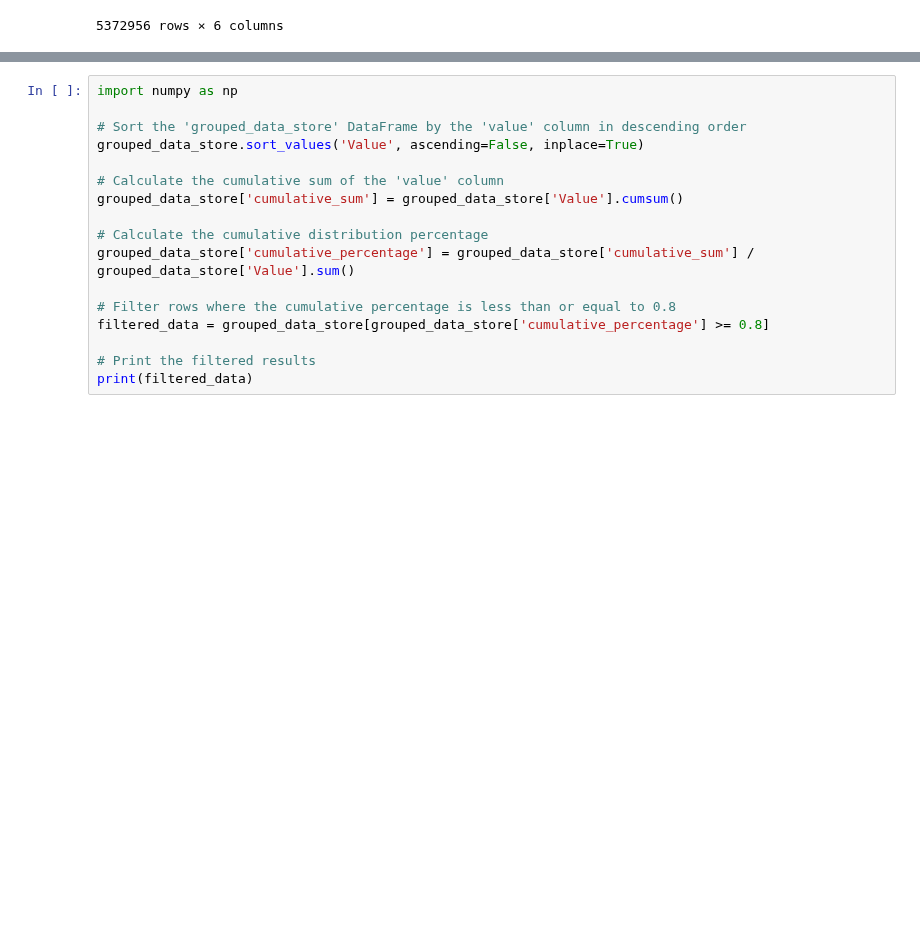
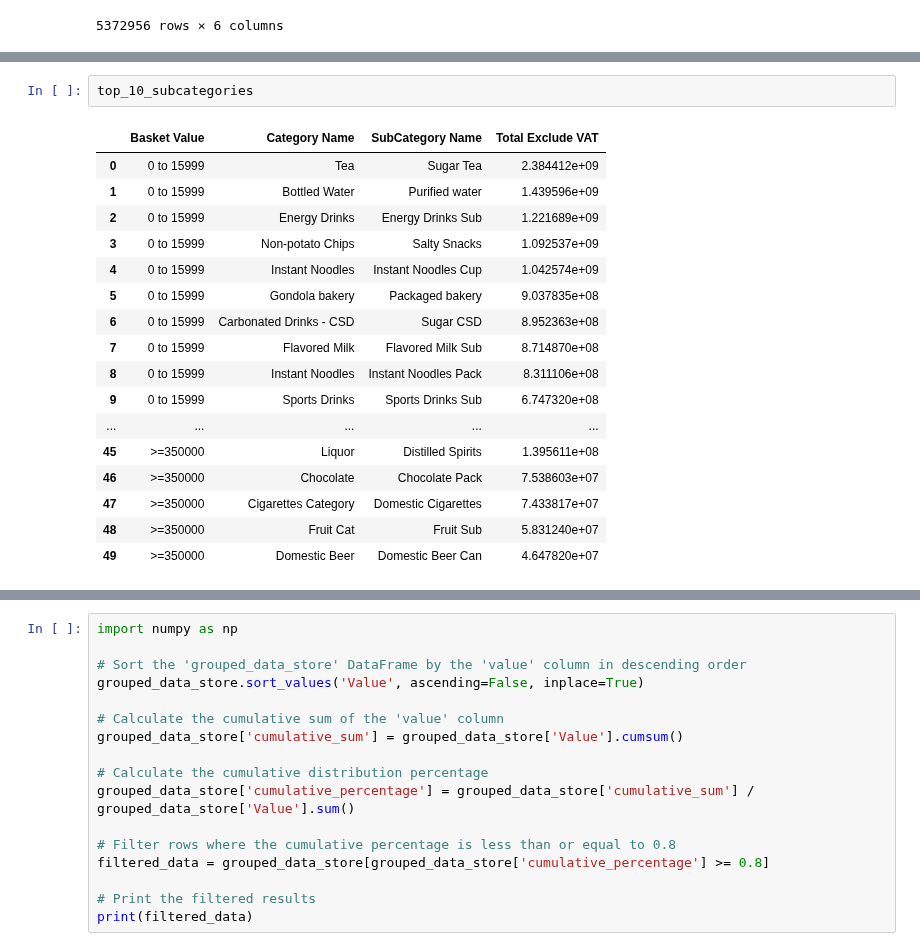
Before and after one commit to TrieuPH/python, a Jupyter notebook: Python/Data Analysis/Basket-Analysis_v3.7.ipynb, the cells around one changed output, grey strips where cells are left out. Drawn from its saved outputs; the diff is of its cells as text; blank space fills up the shorter version.

```diff
--- a/Python/Data Analysis/Basket-Analysis_v3.7.ipynb
+++ b/Python/Data Analysis/Basket-Analysis_v3.7.ipynb
@@ -614,0 +604,20 @@ top_subcategory_names
+# %%
+top_10_subcategories
+# %% [output]
+|  | Basket Value | Category Name | SubCategory Name | Total Exclude VAT |
+| 0 | 0 to 15999 | Tea | Sugar Tea | 2.384412e+09 |
+| 1 | 0 to 15999 | Bottled Water | Purified water | 1.439596e+09 |
+| 2 | 0 to 15999 | Energy Drinks | Energy Drinks Sub | 1.221689e+09 |
+| 3 | 0 to 15999 | Non-potato Chips | Salty Snacks | 1.092537e+09 |
+| 4 | 0 to 15999 | Instant Noodles | Instant Noodles Cup | 1.042574e+09 |
+| 5 | 0 to 15999 | Gondola bakery | Packaged bakery | 9.037835e+08 |
+| 6 | 0 to 15999 | Carbonated Drinks - CSD | Sugar CSD | 8.952363e+08 |
+| 7 | 0 to 15999 | Flavored Milk | Flavored Milk Sub | 8.714870e+08 |
+| 8 | 0 to 15999 | Instant Noodles | Instant Noodles Pack | 8.311106e+08 |
+| 9 | 0 to 15999 | Sports Drinks | Sports Drinks Sub | 6.747320e+08 |
+| ... | ... | ... | ... | ... |
+| 45 | >=350000 | Liquor | Distilled Spirits | 1.395611e+08 |
+| 46 | >=350000 | Chocolate | Chocolate Pack | 7.538603e+07 |
+| 47 | >=350000 | Cigarettes Category | Domestic Cigarettes | 7.433817e+07 |
+| 48 | >=350000 | Fruit Cat | Fruit Sub | 5.831240e+07 |
+| 49 | >=350000 | Domestic Beer | Domestic Beer Can | 4.647820e+07 |
```
Also changed, not shown: parts of 19 cells of this notebook, 7 other files.
